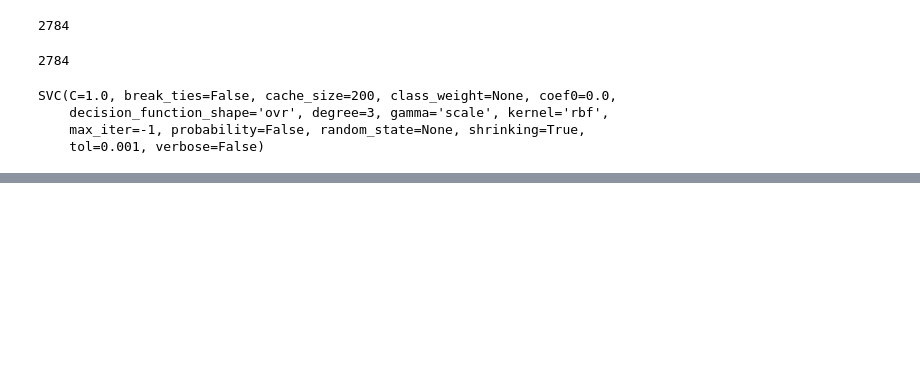
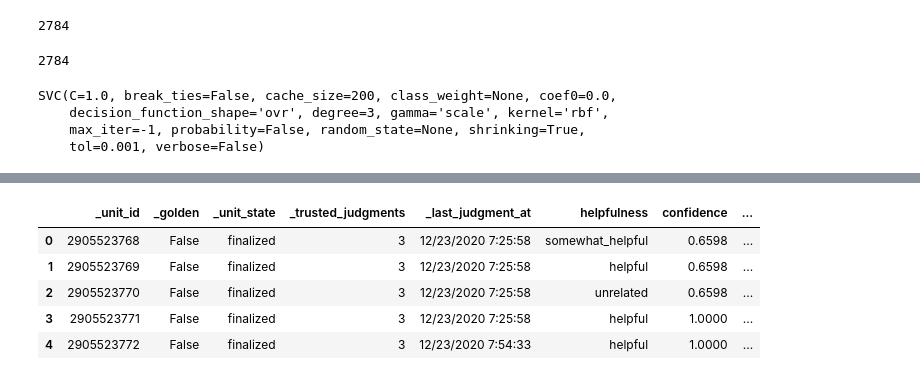
Before and after one commit to hammadojh/reviews_helpfulness, a Jupyter notebook: Helpfulness_Classifier.ipynb, the cells around one changed output, grey strips where cells are left out. Cells and saved outputs as stored; diff of their text form; code cells hidden in the pictures; blank space fills up the shorter version.

```diff
--- a/Helpfulness_Classifier.ipynb
+++ b/Helpfulness_Classifier.ipynb
@@ -27,0 +265,11 @@ SVC(C=1.0, break_ties=False, cache_size=200, class_weight=None, coef0=0.0,
+# %%
+books_helpfulness = pd.read_csv('feature_extractor/apen/books/appen_translated - books.csv')
+# %%
+books_helpfulness.head()
+# %% [output]
+|  | _unit_id | _golden | _unit_state | _trusted_judgments | _last_judgment_at | helpfulness | confidence | ... |
+| 0 | 2905523768 | False | finalized | 3 | 12/23/2020 7:25:58 | somewhat_helpful | 0.6598 | ... |
+| 1 | 2905523769 | False | finalized | 3 | 12/23/2020 7:25:58 | helpful | 0.6598 | ... |
+| 2 | 2905523770 | False | finalized | 3 | 12/23/2020 7:25:58 | unrelated | 0.6598 | ... |
+| 3 | 2905523771 | False | finalized | 3 | 12/23/2020 7:25:58 | helpful | 1.0000 | ... |
+| 4 | 2905523772 | False | finalized | 3 | 12/23/2020 7:54:33 | helpful | 1.0000 | ... |
```
Also changed, not shown: parts of 36 cells of this notebook.
